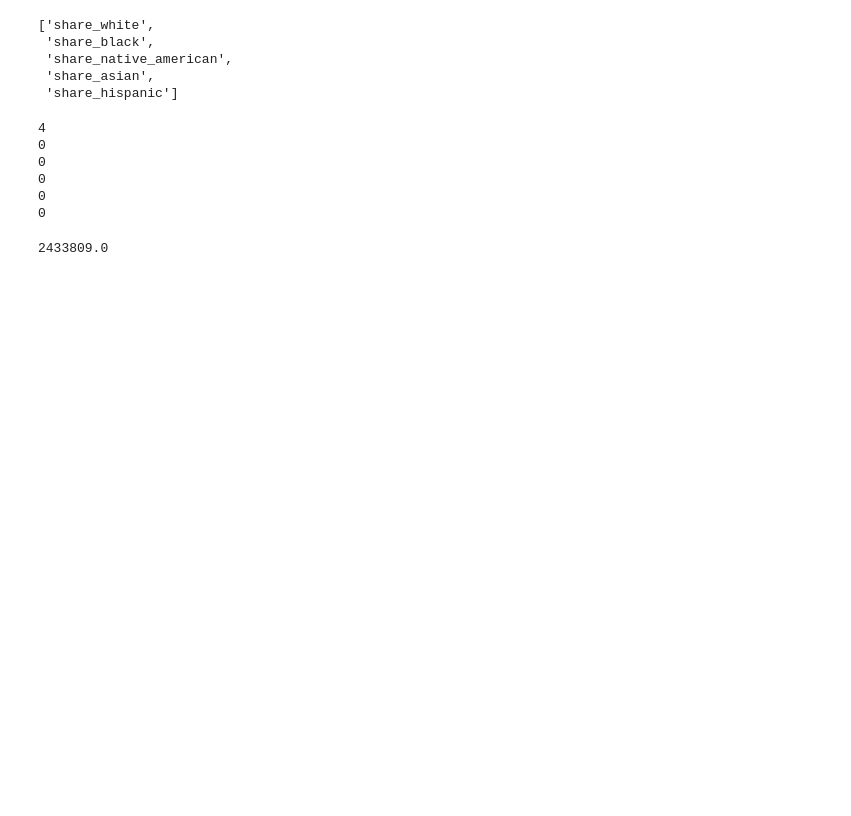
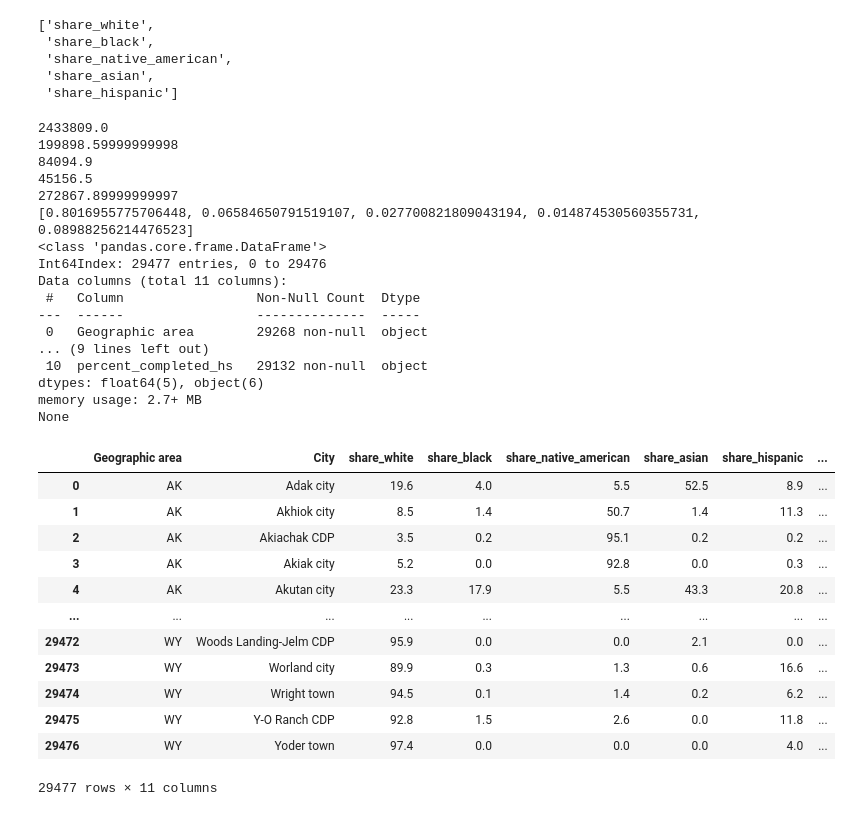
Before and after one commit to SaadSatter/Fatal_force_datascience, a Jupyter notebook: fatal_force_project_cse_351.ipynb, the cells around one changed output. Drawn from its saved outputs; the diff is of its cells as text; code cells hidden in the pictures; blank space fills up the shorter version.

```diff
--- a/fatal_force_project_cse_351.ipynb
+++ b/fatal_force_project_cse_351.ipynb
@@ -190,6 +209,6 @@ memory usage: 1.8+ MB
 # %%
 list_total_races = []
-columns_race = tempDf_race.columns.values.tolist()
+columns_race = df_temp.columns.values.tolist()
 s = 'share'
 columns_race = [string for string in columns_race if(s in string)]
 columns_race
@@ -199,28 +218,50 @@ columns_race
  'share_native_american',
  'share_asian',
  'share_hispanic']
-# %%
-temp = ["ok", "o", "ok", " sdos", 2, 3, 4, 5, 6, 6]
-j = 0
-for i in temp:
-    if(isinstance(i,str)):
-        j+=1
-print( j )
-for i in columns_race:
-    j = 0
-    for k in tempDf_race[i].values.tolist():
-        if(isinstance(k,str)):
-            j+=1
-    print(j)
-    tempDf_race[i] = tempDf_race[i].astype(float)
-
-    list_total_races.append(tempDf_race[i].sum().astype(float))
-list_total_races[0]
-# %% [output]
-4
-0
-0
-0
-0
-0
-2433809.0
+# %%
+j=0
+for i in columns_race:
+    df_temp[i] = df_temp[i].astype(float)
+    list_total_races.append(df_temp[i].sum())
+    print(list_total_races[j])
+    j+=1
+sum_all_races = sum(list_total_races)
+porportional_share = [i/sum_all_races for i in list_total_races]
+print(porportional_share)
+j=0
+for i in columns_race:
+    df_temp[i] = df_temp[i].fillna(porportional_share[j])
+    j+=1
+print(df_temp.info())
+df_temp
+# %% [output]
+2433809.0
+199898.59999999998
+84094.9
+45156.5
+272867.89999999997
+[0.8016955775706448, 0.06584650791519107, 0.027700821809043194, 0.014874530560355731, 0.08988256214476523]
+<class 'pandas.core.frame.DataFrame'>
+Int64Index: 29477 entries, 0 to 29476
+Data columns (total 11 columns):
+ #   Column                 Non-Null Count  Dtype
+---  ------                 --------------  -----
+ 0   Geographic area        29268 non-null  object
+... (9 lines left out)
+ 10  percent_completed_hs   29132 non-null  object
+dtypes: float64(5), object(6)
+memory usage: 2.7+ MB
+None
+|  | Geographic area | City | share_white | share_black | share_native_american | share_asian | share_hispanic | ... |
+| 0 | AK | Adak city | 19.6 | 4.0 | 5.5 | 52.5 | 8.9 | ... |
+| 1 | AK | Akhiok city | 8.5 | 1.4 | 50.7 | 1.4 | 11.3 | ... |
+| 2 | AK | Akiachak CDP | 3.5 | 0.2 | 95.1 | 0.2 | 0.2 | ... |
+| 3 | AK | Akiak city | 5.2 | 0.0 | 92.8 | 0.0 | 0.3 | ... |
+| 4 | AK | Akutan city | 23.3 | 17.9 | 5.5 | 43.3 | 20.8 | ... |
+| ... | ... | ... | ... | ... | ... | ... | ... | ... |
+| 29472 | WY | Woods Landing-Jelm CDP | 95.9 | 0.0 | 0.0 | 2.1 | 0.0 | ... |
+| 29473 | WY | Worland city | 89.9 | 0.3 | 1.3 | 0.6 | 16.6 | ... |
+| 29474 | WY | Wright town | 94.5 | 0.1 | 1.4 | 0.2 | 6.2 | ... |
+| 29475 | WY | Y-O Ranch CDP | 92.8 | 1.5 | 2.6 | 0.0 | 11.8 | ... |
+| 29476 | WY | Yoder town | 97.4 | 0.0 | 0.0 | 0.0 | 4.0 | ... |
+29477 rows × 11 columns
```
Also changed, not shown: parts of 12 cells of this notebook, 1 other file.
